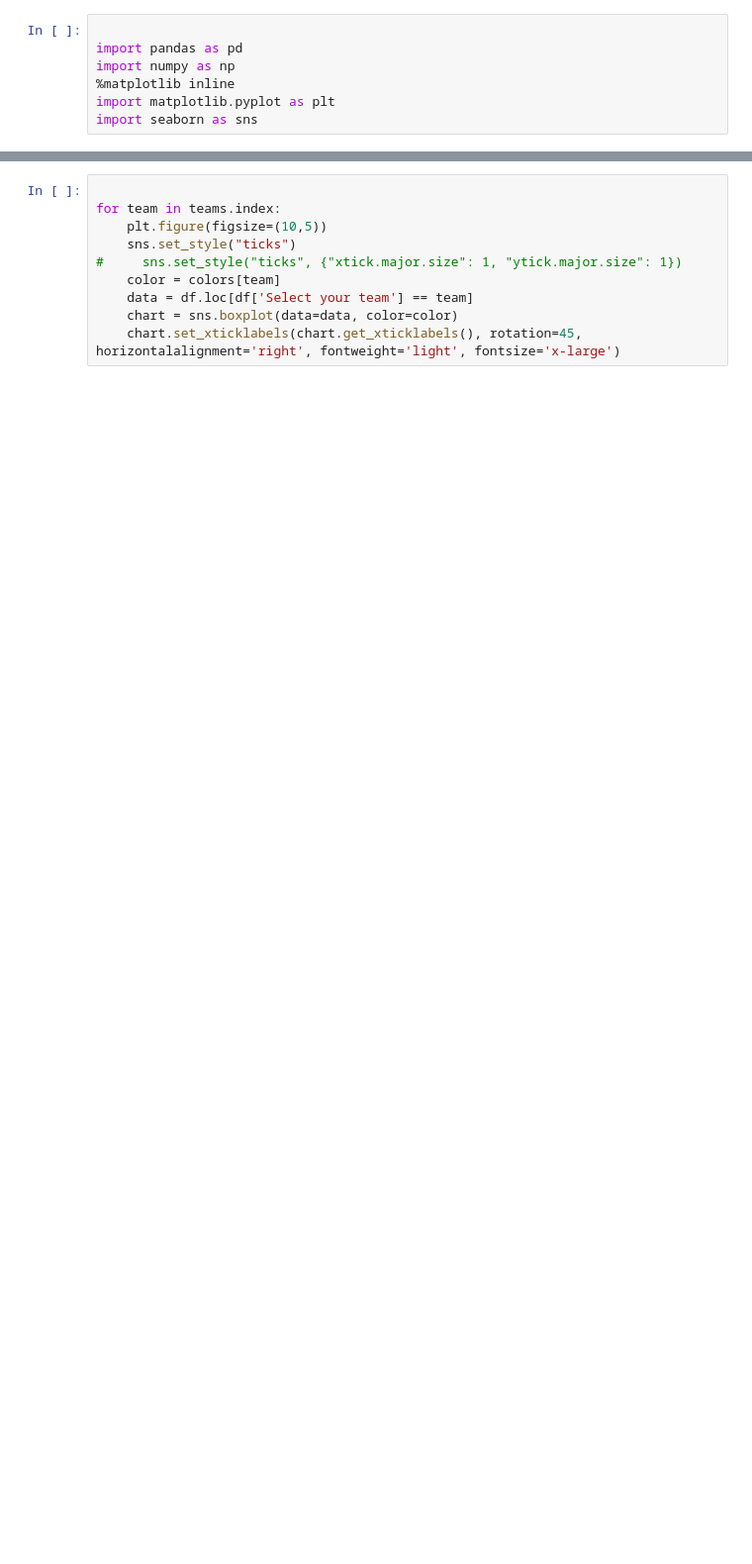
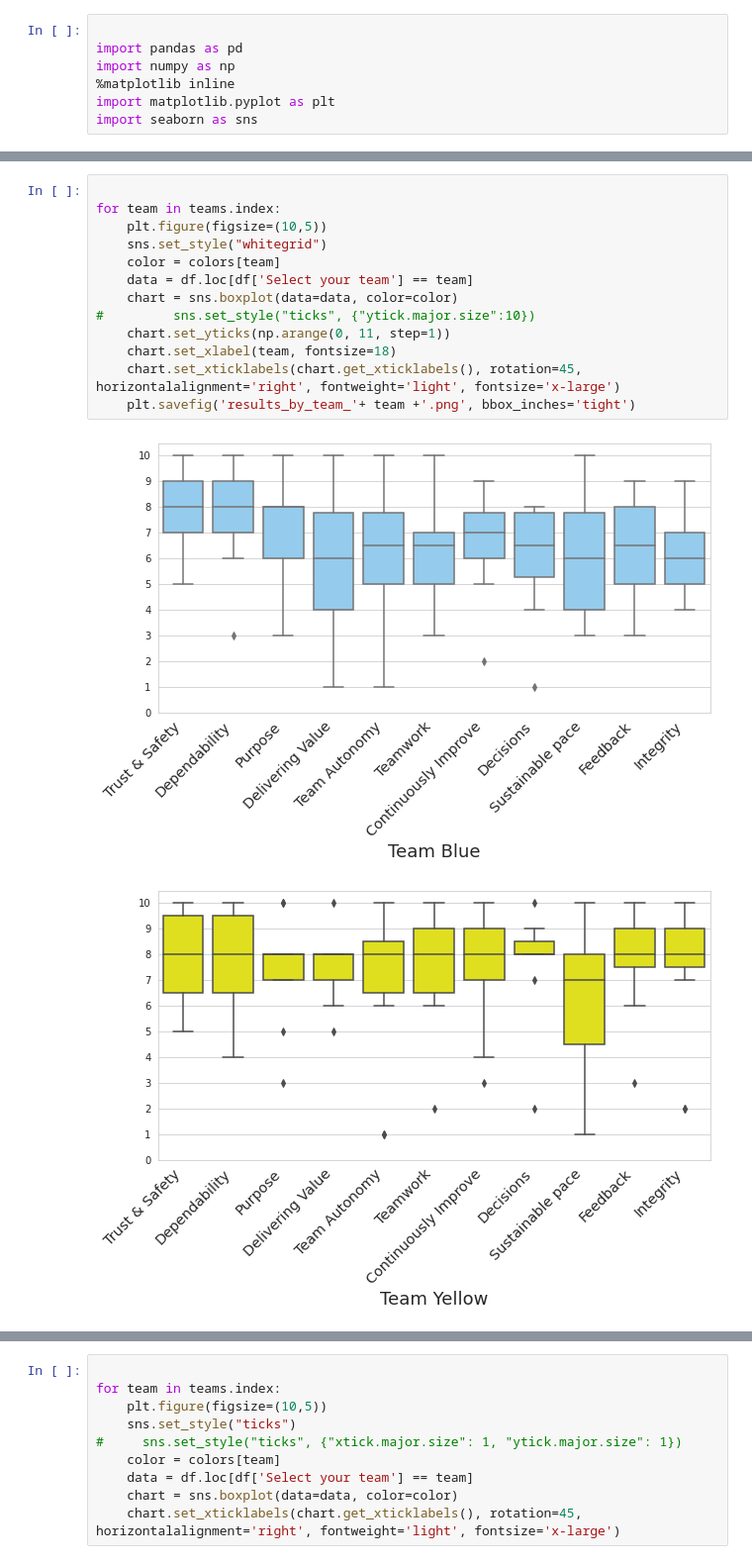
Before and after one commit to marisly/stats, a Jupyter notebook: charts.ipynb, the cells around one changed output, grey strips where cells are left out. Shown at 99% size. Saved outputs shown, nothing was run; the diff lists cells and outputs as text; blank space fills up the shorter version.

```diff
--- a/charts.ipynb
+++ b/charts.ipynb
@@ -29,0 +72,16 @@ Text(0,0.5,'')
+# %%
+
+for team in teams.index:
+    plt.figure(figsize=(10,5))
+    sns.set_style("whitegrid")
+    color = colors[team]
+    data = df.loc[df['Select your team'] == team]
+    chart = sns.boxplot(data=data, color=color)
+#         sns.set_style("ticks", {"ytick.major.size":10})
+    chart.set_yticks(np.arange(0, 11, step=1))
+    chart.set_xlabel(team, fontsize=18)
+    chart.set_xticklabels(chart.get_xticklabels(), rotation=45, horizontalalignment='right', fontweight='light', fontsize='x-large')
+    plt.savefig('results_by_team_'+ team +'.png', bbox_inches='tight')
+# %% [output]
+[figure, added]
+[figure, added]
```
Also changed, not shown: parts of 7 cells of this notebook.
